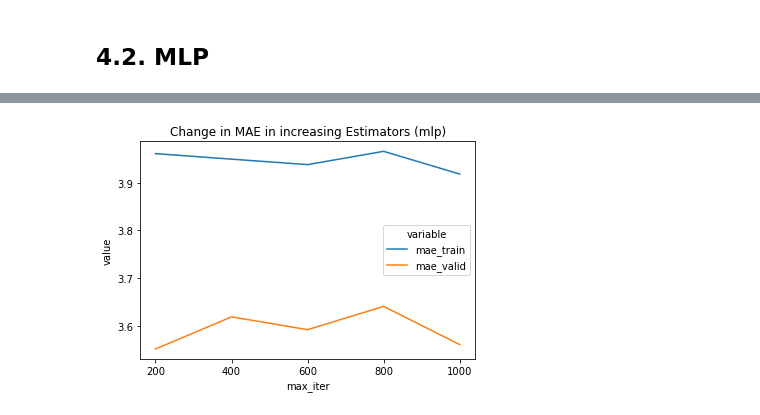
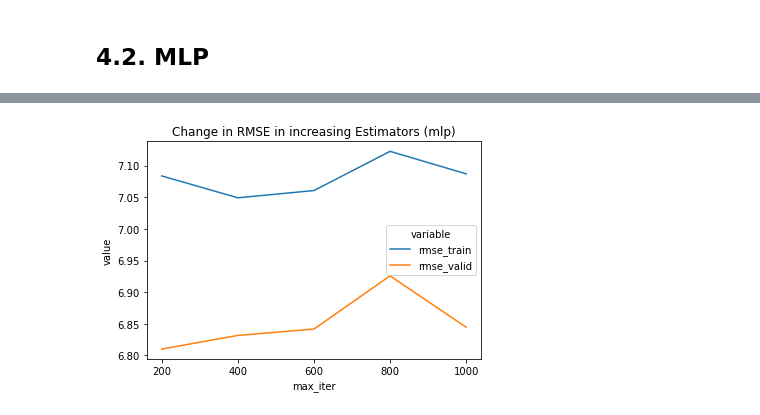
Before and after one commit to oguzhanakan0/spare-part-prediction, a Jupyter notebook: modeling.ipynb, the cells around one changed output, grey strips where cells are left out. Cells and saved outputs as stored; diff of their text form; code cells hidden in the pictures.

```diff
--- a/modeling.ipynb
+++ b/modeling.ipynb
@@ -278,7 +466,7 @@ for estimator in estimators_list:
         max_leaf_nodes=45,
         min_impurity_decrease=0.0,
         bootstrap=True,);
-    results, rf = run_kfold_model(df,rf,'Random Forest',final_features,ix,folds=[1,2,3])
+    results, rf = run_kfold_model(df,rf,'Random Forest',final_features,ix,folds=[1,2,3,4,5])
     cumulative_model_results_rf[estimator] = {'results':results,'model':rf}
 # %% [output]
 ===== Random Forest - fold 1 =====
@@ -321,7 +662,7 @@ for estimator in estimators_list:
         max_leaf_nodes=45,
         n_iter_no_change=50,
         tol=0.0001,);
-    results, gb = run_kfold_model(df,gb,'Gradient Boosting',final_features,ix,folds=[1,2,3])
+    results, gb = run_kfold_model(df,gb,'Gradient Boosting',final_features,ix,folds=[1,2,3,4,5])
     cumulative_model_results_gb[estimator] = {'results':results,'model':gb}
 # %% [output]
 ===== Gradient Boosting - fold 1 =====
@@ -550,7 +1008,7 @@ for tol in tols:
               intercept_scaling=1.0,
               dual=False,
               max_iter=100000)
-    results, svm = run_kfold_model(df,svm,'SVM Regressor',final_features,ix,folds=[1,2,3])
+    results, svm = run_kfold_model(df,svm,'SVM Regressor',final_features,ix,folds=[1,2,3,4,5])
     cumulative_model_results_svm[str(tol)] = {'results':results,'model':svm}
 # %% [output]
 ===== SVM Regressor - fold 1 =====
@@ -625,7 +1236,7 @@ for max_iter in max_iters:
         epsilon=1e-08,
         n_iter_no_change=10,
         max_fun=15000)
-    results, mlp = run_kfold_model(df,mlp,'mlp Regressor',final_features,ix,folds=[1,2,3])
+    results, mlp = run_kfold_model(df,mlp,'mlp Regressor',final_features,ix,folds=[1,2,3,4,5])
     cumulative_model_results_mlp[max_iter] = {'results':results,'model':mlp}
 # %% [output]
 ===== mlp Regressor - fold 1 =====
@@ -648,23 +1327,23 @@ model fit!
 # %%
 max_iters = [200,400,600,800,1000]
 x, y1, y2=[], [], []
 for max_iter in max_iters:
     mlp_results = get_metrics_from_results(cumulative_model_results_mlp)[max_iter]
     mlp_results['avg'] = mlp_results.mean(axis=1)
     x.append(max_iter)
-    y1.append(mlp_results.loc['mae_train'].avg)
-    y2.append(mlp_results.loc['mae_valid'].avg)
+    y1.append(mlp_results.loc['rmse_train'].avg)
+    y2.append(mlp_results.loc['rmse_valid'].avg)
 
 re = pd.DataFrame([x,y1,y2]).T
-re.columns=['max_iter','mae_train','mae_valid']
+re.columns=['max_iter','rmse_train','rmse_valid']
 re = re.melt(id_vars=['max_iter'])
 
 fig = sns.lineplot(data=re,x='max_iter',y='value',hue='variable')
 fig.set_xticks(max_iters);
 fig.set_xticklabels(max_iters);
-fig.set_title('Change in MAE in increasing Estimators (mlp)');
+fig.set_title('Change in RMSE in increasing Estimators (mlp)');
 # %% [output]
-[figure, old version]
+[figure, new version]
 # %%
 mlp_results = get_metrics_from_results(cumulative_model_results_mlp)[200]
 mlp_results['avg'] = mlp_results.mean(axis=1)
```
Also changed, not shown: parts of 29 cells of this notebook, 12 other files.
